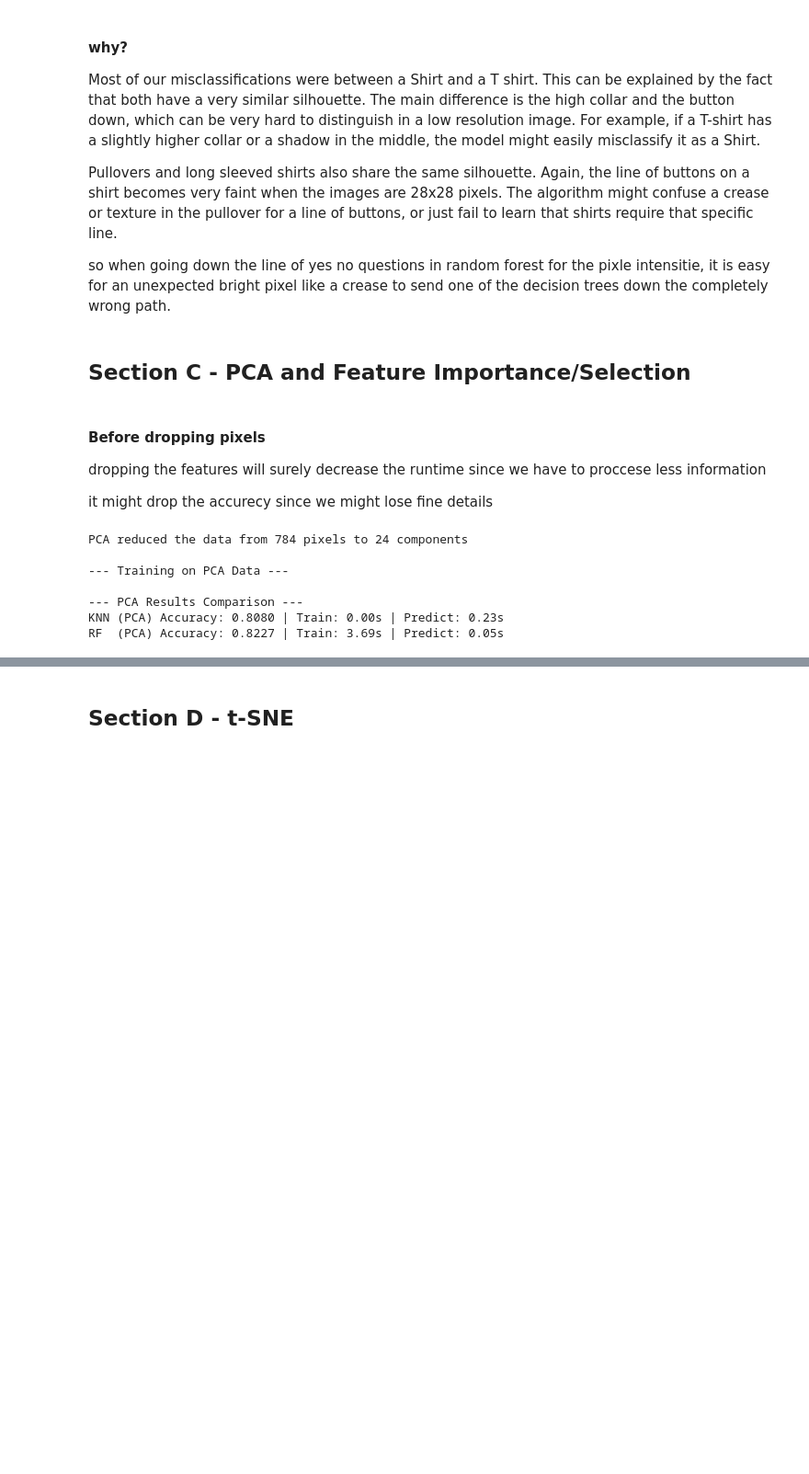
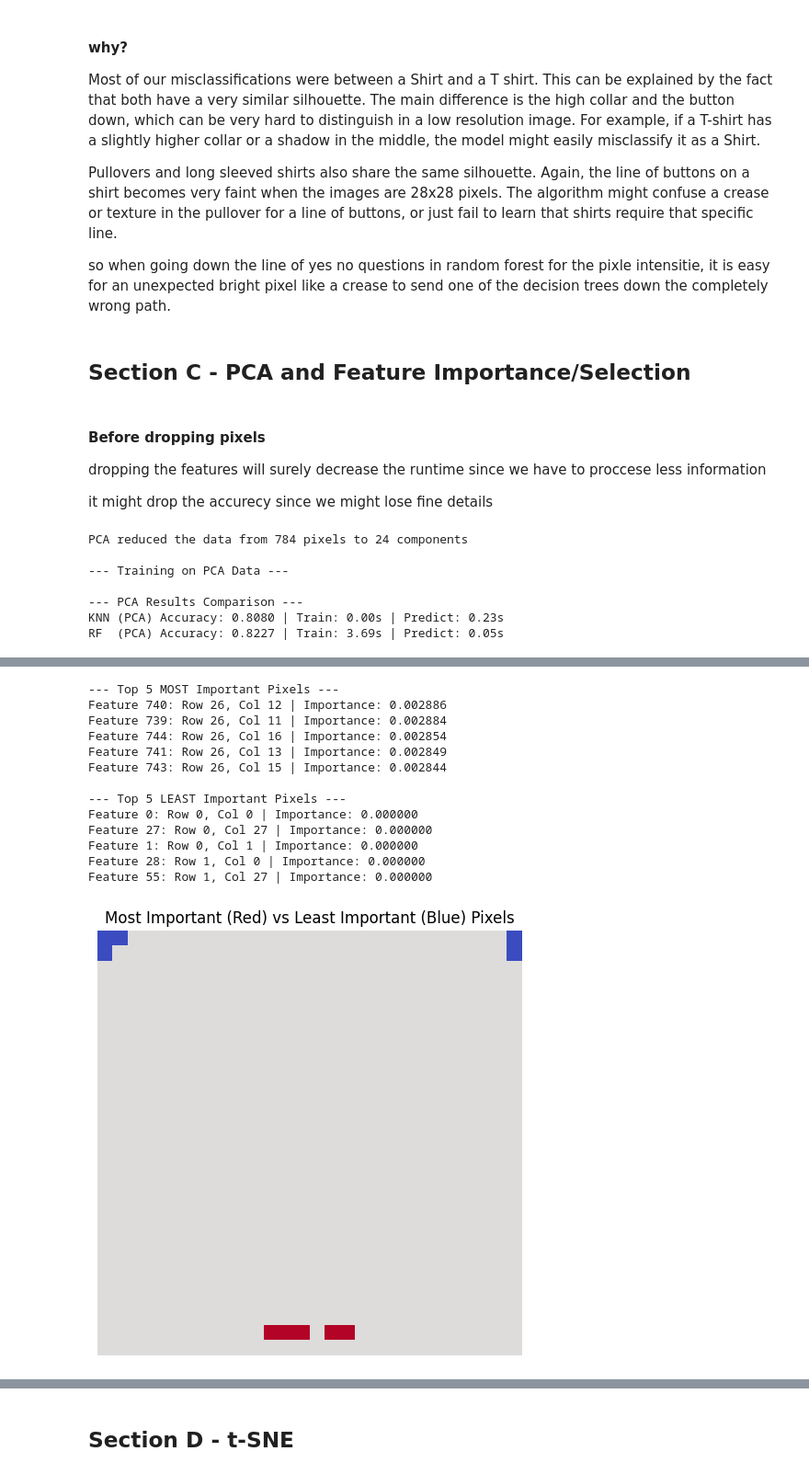
Before and after one commit to lanashmuz/machine_learning_exe1, a Jupyter notebook: exe3/exe3.ipynb, the cells around one changed output, grey strips where cells are left out. Shown at 92% size. Cells and saved outputs as stored; diff of their text form; code cells hidden in the pictures; blank space fills up the shorter version.

```diff
--- a/exe3/exe3.ipynb
+++ b/exe3/exe3.ipynb
@@ -759,0 +760,80 @@ so those slight creases we mentioned in the earlier section are now even harder
+# %%
+# #For Fashion-MNIST, report feature_index, row, col, and importance for the 5
+# most important and 5 least important pixels. Visualize their locations on a 28x28
+# grid.
+
+import numpy as np
+import matplotlib.pyplot as plt
+
+# 1. CALCULATE PCA FEATURE IMPORTANCE
+# Get the variance ratio and the loadings (components) from our fitted PCA
+variance_ratios = pca.explained_variance_ratio_
+loadings = pca.components_
+
+# Calculate raw importance using the formula: sum(variance_ratio * loading^2)
+# We square the loadings to remove negative signs
+squared_loadings = np.square(loadings)
+raw_importance = np.dot(variance_ratios, squared_loadings)
+
+# Normalize so the sum equals 1
+normalized_importance = raw_importance / np.sum(raw_importance)
+
+# 2. FIND TOP 5 AND BOTTOM 5 PIXELS
+# Sort indices from least important to most important
+sorted_indices = np.argsort(normalized_importance)
+
+least_important_idx = sorted_indices[:5]
+most_important_idx = sorted_indices[-5:][::-1] # Reverse so highest is first
+
+print("--- Top 5 MOST Important Pixels ---")
+for idx in most_important_idx:
+    row, col = idx // 28, idx % 28
+    print(f"Feature {idx}: Row {row}, Col {col} | Importance: {normalized_importance[idx]:.6f}")
+
+print("\n--- Top 5 LEAST Important Pixels ---")
+for idx in least_important_idx:
+    row, col = idx // 28, idx % 28
+    print(f"Feature {idx}: Row {row}, Col {col} | Importance: {normalized_importance[idx]:.6f}")
+
+# 3. VISUALIZE ON A 28x28 GRID
+# Create an empty 28x28 grid
+grid = np.zeros((28, 28))
+
+# Mark least important pixels as -1 and most important as 1
+for idx in least_important_idx:
+    grid[idx // 28, idx % 28] = -1
+for idx in most_important_idx:
+    grid[idx // 28, idx % 28] = 1
+
+plt.figure(figsize=(6, 6))
+# We use 'coolwarm' cmap: Red for important, Blue for least important, White for neutral
+plt.imshow(grid, cmap='coolwarm', vmin=-1, vmax=1)
+plt.title('Most Important (Red) vs Least Important (Blue) Pixels')
+plt.axis('off')
+plt.show()
+
+# 4. CALCULATE HOW MANY TO DROP
+drop_percent = 0.05
+cumulative_importance = np.cumsum(normalized_importance[sorted_indices])
+
+# Find how many pixels fall under this cumulative threshold
+pixels_to_drop = sorted_indices[cumulative_importance <= drop_percent]
+num_dropped = len(pixels_to_drop)
+
+print(f"\nUsing a drop_percent of {drop_percent}:")
+print(f"We will drop {num_dropped} pixels out of 784.")
+# %% [output]
+--- Top 5 MOST Important Pixels ---
+Feature 740: Row 26, Col 12 | Importance: 0.002886
+Feature 739: Row 26, Col 11 | Importance: 0.002884
+Feature 744: Row 26, Col 16 | Importance: 0.002854
+Feature 741: Row 26, Col 13 | Importance: 0.002849
+Feature 743: Row 26, Col 15 | Importance: 0.002844
+
+--- Top 5 LEAST Important Pixels ---
+Feature 0: Row 0, Col 0 | Importance: 0.000000
+Feature 27: Row 0, Col 27 | Importance: 0.000000
+Feature 1: Row 0, Col 1 | Importance: 0.000000
+Feature 28: Row 1, Col 0 | Importance: 0.000000
+Feature 55: Row 1, Col 27 | Importance: 0.000000
+[figure, added]
```
Also changed, not shown: parts of 9 cells of this notebook.
